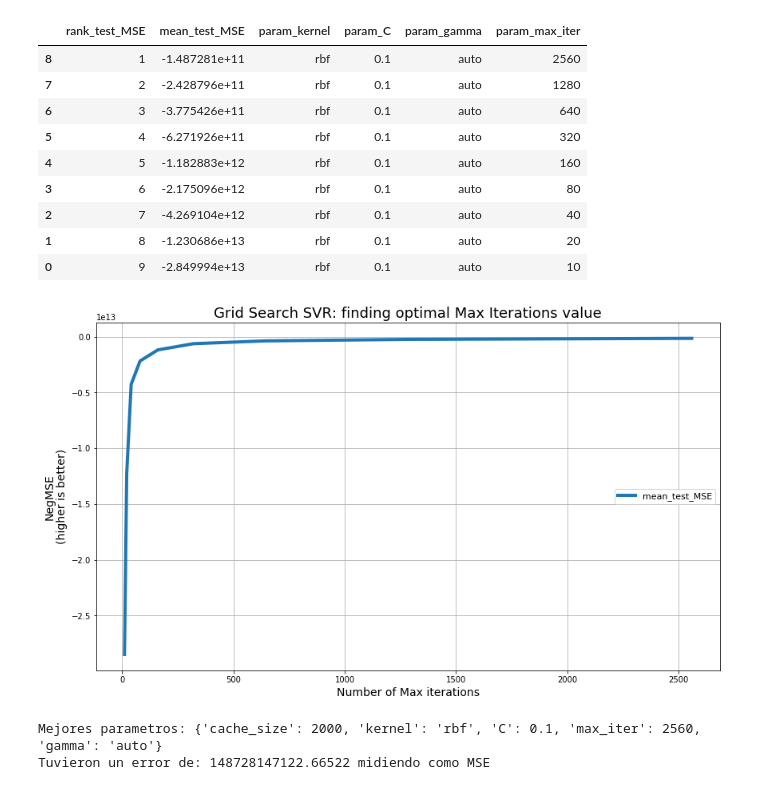
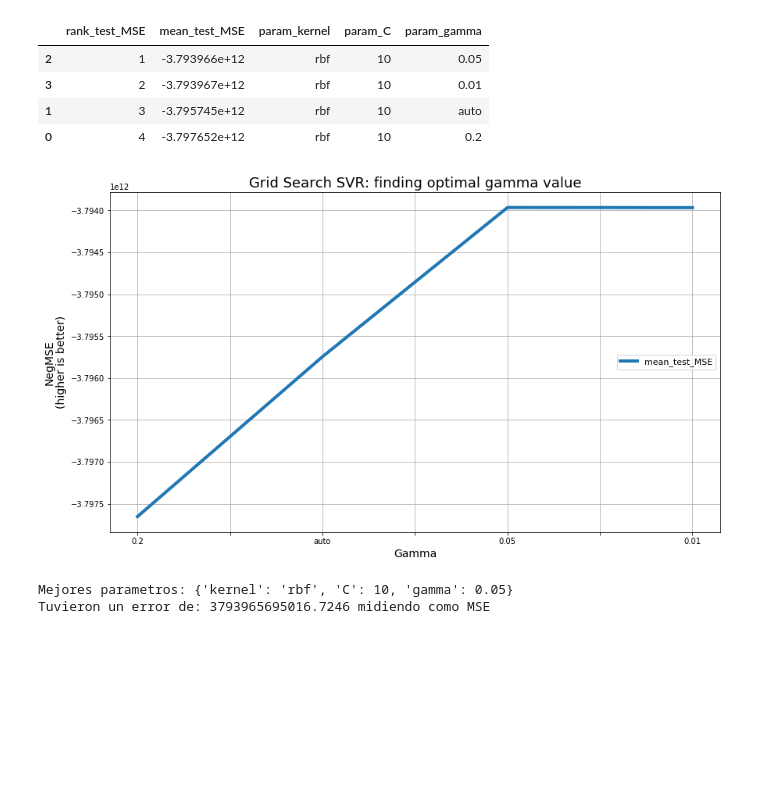
Before and after one commit to fpenovi/BArealEstatePricing, a Jupyter notebook: notebooks/06 - Cross_Validation_SVM.ipynb, the cells around one changed output. Drawn from its saved outputs; the diff is of its cells as text; code cells hidden in the pictures; blank space fills up the shorter version.

Commit message:
Busqueda de Gamma

```diff
--- a/notebooks/06 - Cross_Validation_SVM.ipynb
+++ b/notebooks/06 - Cross_Validation_SVM.ipynb
@@ -9,7 +7,7 @@ from sklearn.svm import SVR
 from matplotlib import pyplot as plt
 %matplotlib inline
 # %%
-dfTrain = pd.read_csv('../data/TRAIN_TEST_corrected2/train_corrected2.csv').sample(frac=0.10)
+dfTrain = pd.read_csv('../data/TRAIN_TEST_corrected2/train_corrected2.csv').sample(frac=0.50)
 train = dfTrain.drop(['price_usd', 'id'], axis=1)
 target = dfTrain.price_usd
 # %%
@@ -26,16 +24,14 @@ train.head(3)
 # %%
 # PARAMETROS PARA SVM
 param_grid = [
-                {'C': [0.1],
+                {'C': [10],
                  'kernel': ['rbf'],
-                 'gamma': ['auto'],
-                 'max_iter' : [10, 20, 40, 80, 160, 320, 640, 1280, 2560],
-                 'cache_size' : [2000] } ]
+                 'gamma': [0.2, 'auto', 0.05, 0.01] } ]
 
 # MEDIDA DE SCORE PARA CROSS-VALIDATION
 scoring = {'MSE': 'neg_mean_squared_error'}
 
-svr = SVR()
+svr = SVR(max_iter=200, cache_size=3000)
 gs = GridSearchCV(svr, scoring=scoring, param_grid=param_grid, cv=10, refit='MSE', return_train_score=False)
 # %%
 # COMIENZO EL GRID SEARCH
@@ -43,20 +39,15 @@ gs.fit(train, target);
 # %%
 results = gs.cv_results_
 dfResults = pd.DataFrame(results).loc[:, ('rank_test_MSE', 'mean_test_MSE',
-                                          'param_kernel', 'param_C', 'param_gamma', 'param_max_iter')].infer_objects()
+                                          'param_kernel', 'param_C', 'param_gamma')].infer_objects()
 # %%
 dfResults.sort_values(by='rank_test_MSE').head(10)
 # %% [output]
-|  | rank_test_MSE | mean_test_MSE | param_kernel | param_C | param_gamma | param_max_iter |
-| 8 | 1 | -1.487281e+11 | rbf | 0.1 | auto | 2560 |
-| 7 | 2 | -2.428796e+11 | rbf | 0.1 | auto | 1280 |
-| 6 | 3 | -3.775426e+11 | rbf | 0.1 | auto | 640 |
-| 5 | 4 | -6.271926e+11 | rbf | 0.1 | auto | 320 |
-| 4 | 5 | -1.182883e+12 | rbf | 0.1 | auto | 160 |
-| 3 | 6 | -2.175096e+12 | rbf | 0.1 | auto | 80 |
-| 2 | 7 | -4.269104e+12 | rbf | 0.1 | auto | 40 |
-| 1 | 8 | -1.230686e+13 | rbf | 0.1 | auto | 20 |
-| 0 | 9 | -2.849994e+13 | rbf | 0.1 | auto | 10 |
+|  | rank_test_MSE | mean_test_MSE | param_kernel | param_C | param_gamma |
+| 2 | 1 | -3.793966e+12 | rbf | 10 | 0.05 |
+| 3 | 2 | -3.793967e+12 | rbf | 10 | 0.01 |
+| 1 | 3 | -3.795745e+12 | rbf | 10 | auto |
+| 0 | 4 | -3.797652e+12 | rbf | 10 | 0.2 |
 # %%
 #combinatorias = set()
 
@@ -88,17 +79,17 @@ dfResults.sort_values(by='rank_test_MSE').head(10)
 #ax.set_ylabel('NegMSE\n(higher is better)', fontsize=14)
 #ax.legend(fontsize=11);
 # %%
-ax = dfResults.plot(x='param_max_iter', y='mean_test_MSE', figsize=(14, 8), lw=4)
+ax = dfResults.plot(x='param_gamma', y='mean_test_MSE', figsize=(14, 8), lw=4)
 ax.grid()
-ax.set_title("Grid Search SVR: finding optimal Max Iterations value", fontsize=18)
-ax.set_xlabel('Number of Max iterations', fontsize=14)
+ax.set_title("Grid Search SVR: finding optimal gamma value", fontsize=18)
+ax.set_xlabel('Gamma', fontsize=14)
 ax.set_ylabel('NegMSE\n(higher is better)', fontsize=14)
 ax.legend(fontsize=11, loc='center right');
 # %% [output]
-[figure, old version]
+[figure, new version]
 # %%
 print "\nMejores parametros:", gs.best_params_
 print "Tuvieron un error de:", repr(-gs.best_score_), "midiendo como MSE"
 # %% [output]
-Mejores parametros: {'cache_size': 2000, 'kernel': 'rbf', 'C': 0.1, 'max_iter': 2560, 'gamma': 'auto'}
-Tuvieron un error de: 148728147122.66522 midiendo como MSE
+Mejores parametros: {'kernel': 'rbf', 'C': 10, 'gamma': 0.05}
+Tuvieron un error de: 3793965695016.7246 midiendo como MSE
```
Also changed, not shown: parts of 4 cells of this notebook.
